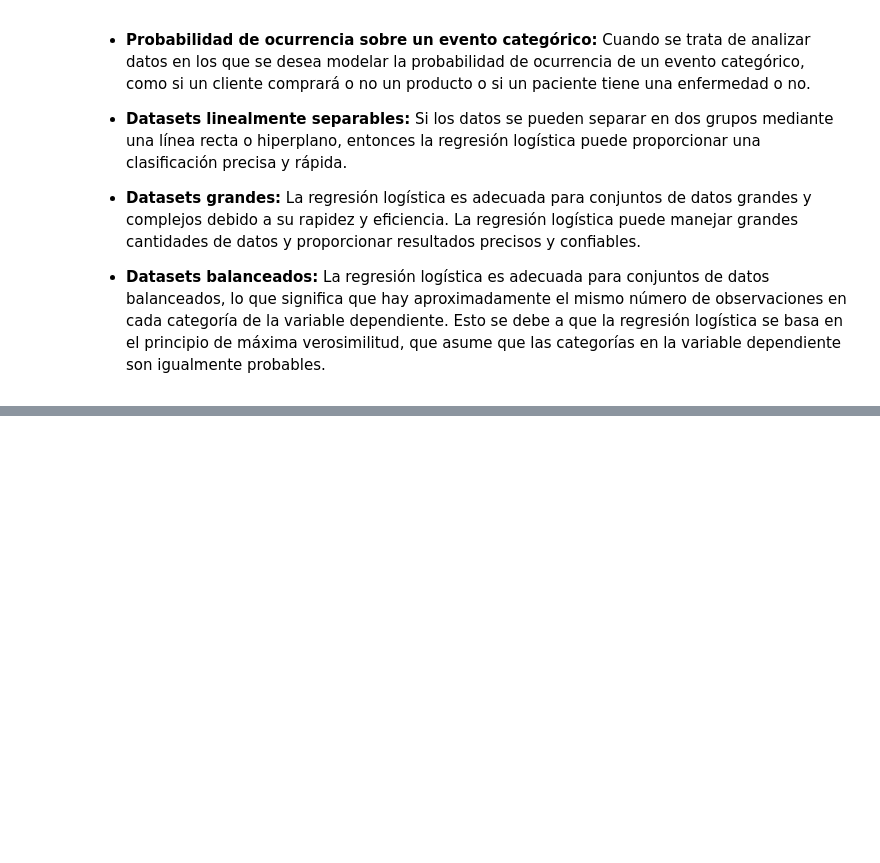
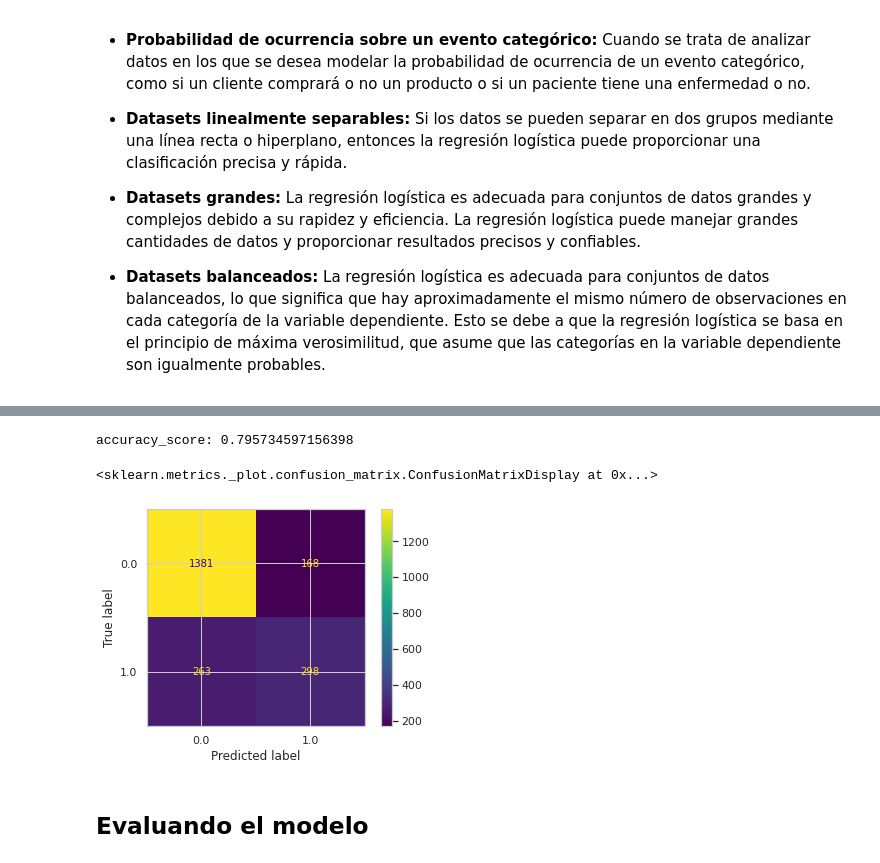
Before and after one commit to mazzaroli/reg_log, a Jupyter notebook: notes.ipynb, the cells around one changed output, grey strips where cells are left out. Drawn from its saved outputs; the diff is of its cells as text; code cells hidden in the pictures; blank space fills up the shorter version.

```diff
--- a/notes.ipynb
+++ b/notes.ipynb
@@ -363,0 +590,2 @@ git push -u origin main
+# %%
+df_processing_scaled.columns = df_processing.columns
@@ -363,0 +652,7 @@ git push -u origin main
+# %%
+X = df_processing_scaled.drop('Churn', axis=1)
+y = df_processing_scaled['Churn'].values
+# %%
+from sklearn.model_selection import train_test_split
+
+X_train, X_test, y_train, y_test = train_test_split(X,y, test_size=.3, random_state=42)
@@ -363,0 +671,5 @@ git push -u origin main
+# %%
+from sklearn.linear_model import LogisticRegression
+
+model = LogisticRegression()
+result = model.fit(X_train,y_train)
@@ -363,0 +684,12 @@ git push -u origin main
+# %%
+from sklearn import metrics
+
+pred_test = model.predict(X_test)
+print('accuracy_score:',metrics.accuracy_score(y_test,pred_test))
+metrics.ConfusionMatrixDisplay.from_estimator(model,X_test, y_test)
+# %% [output]
+accuracy_score: 0.795734597156398
+<sklearn.metrics._plot.confusion_matrix.ConfusionMatrixDisplay at 0x...>
+[figure, added]
+# %% [markdown]
+## Evaluando el modelo
```
Also changed, not shown: parts of 58 cells of this notebook.
